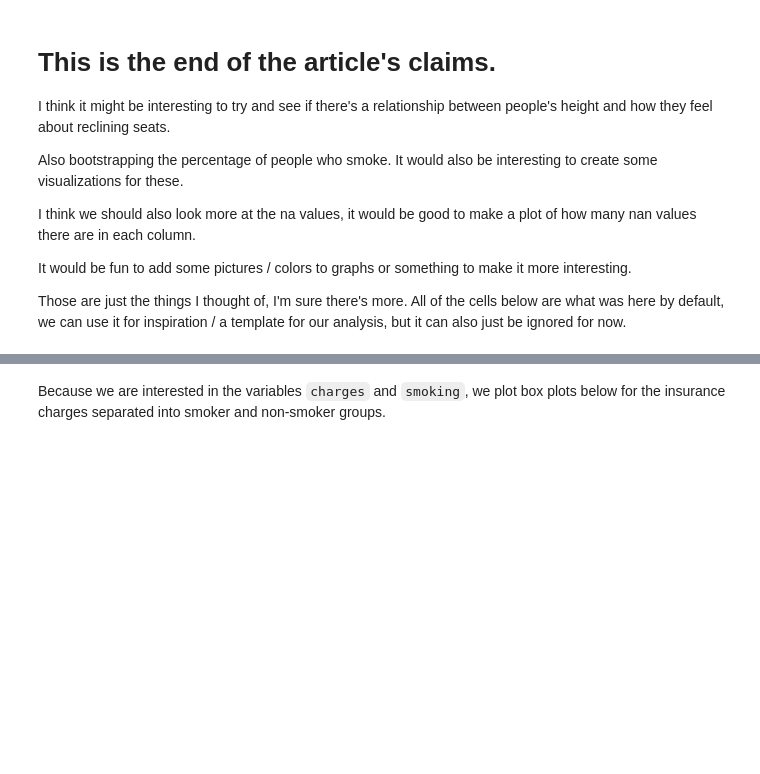
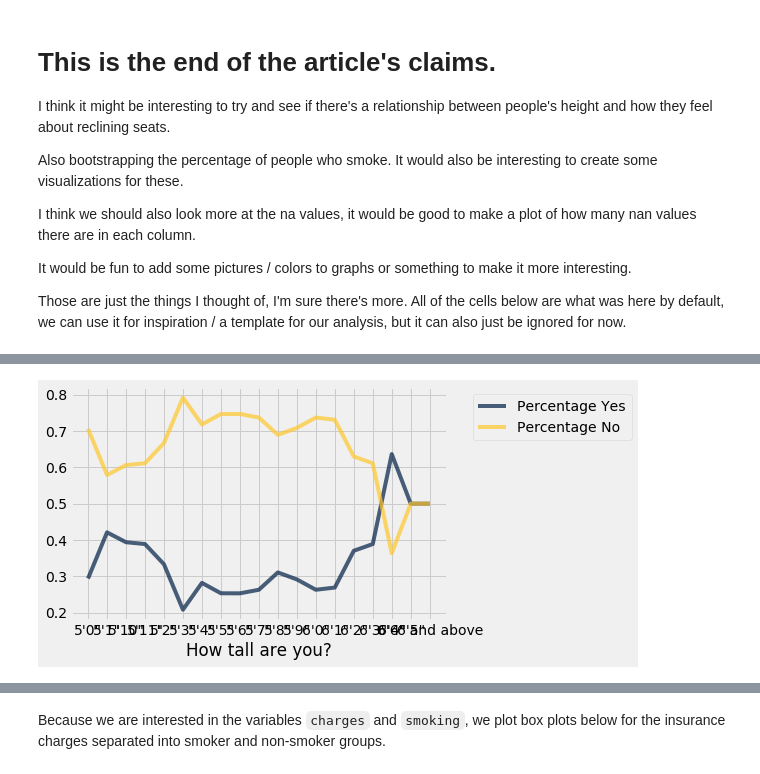
Before and after one commit to ls88-openscienceconnector/final-project-team-2, a Jupyter notebook: notebooks/airplane-analysis.ipynb, the cells around one changed output, grey strips where cells are left out. Saved outputs shown, nothing was run; the diff lists cells and outputs as text; code cells hidden in the pictures; blank space fills up the shorter version.

```diff
--- a/notebooks/airplane-analysis.ipynb
+++ b/notebooks/airplane-analysis.ipynb
@@ -476,0 +459,3 @@ Those are just the things I thought of, I'm sure there's more. All of the cells
+# %%
+height_and_reclining=data.select('How tall are you?','Given the opportunity, would you eliminate the possibility of reclining seats on planes entirely?').where(0,are.not_equal_to('nan')).where(1,are.not_equal_to('nan'))
+height_and_reclining
@@ -476,0 +481,8 @@ Those are just the things I thought of, I'm sure there's more. All of the cells
+# %%
+processed_height=height_and_reclining.pivot(1,0)
+counts_column=height_and_reclining.group(0).column(1)
+processed_height_2=processed_height.with_column('Counts',counts_column)
+yes=processed_height_2.column('Yes')/processed_height_2.column('Counts')
+no=processed_height_2.column('No')/processed_height_2.column('Counts')
+processed_height_final=processed_height_2.with_column('Percentage Yes',yes,'Percentage No',no)
+processed_height_final
@@ -476,0 +502,4 @@ Those are just the things I thought of, I'm sure there's more. All of the cells
+# %%
+processed_height_final.take(np.arange(19)).select(0,4,5).plot(0)
+# %% [output]
+[figure, added]
```
Also changed, not shown: parts of 17 cells of this notebook.
